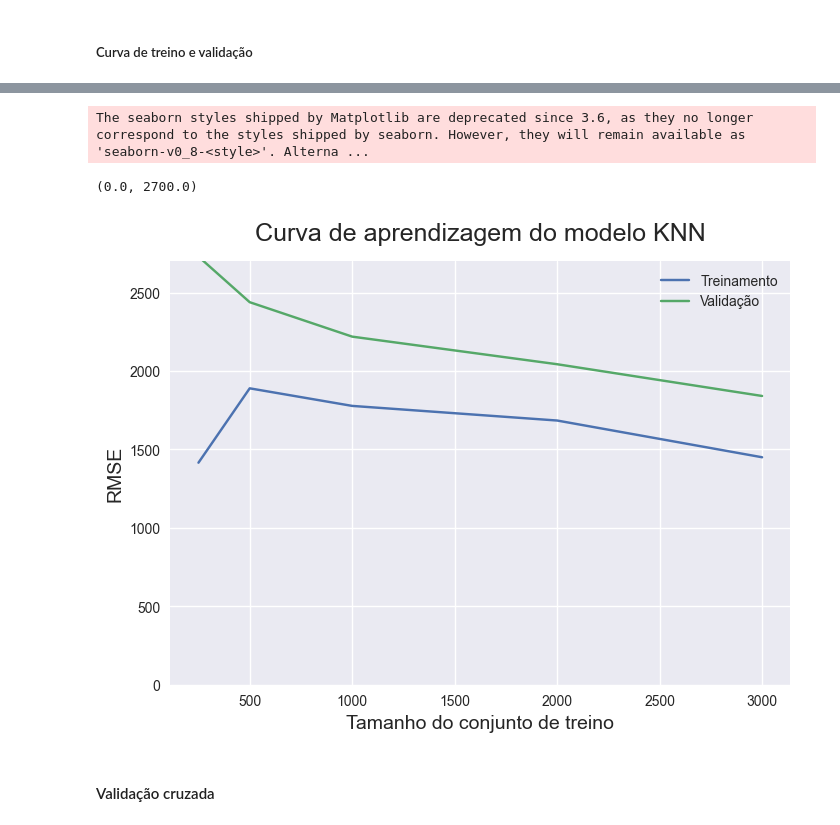
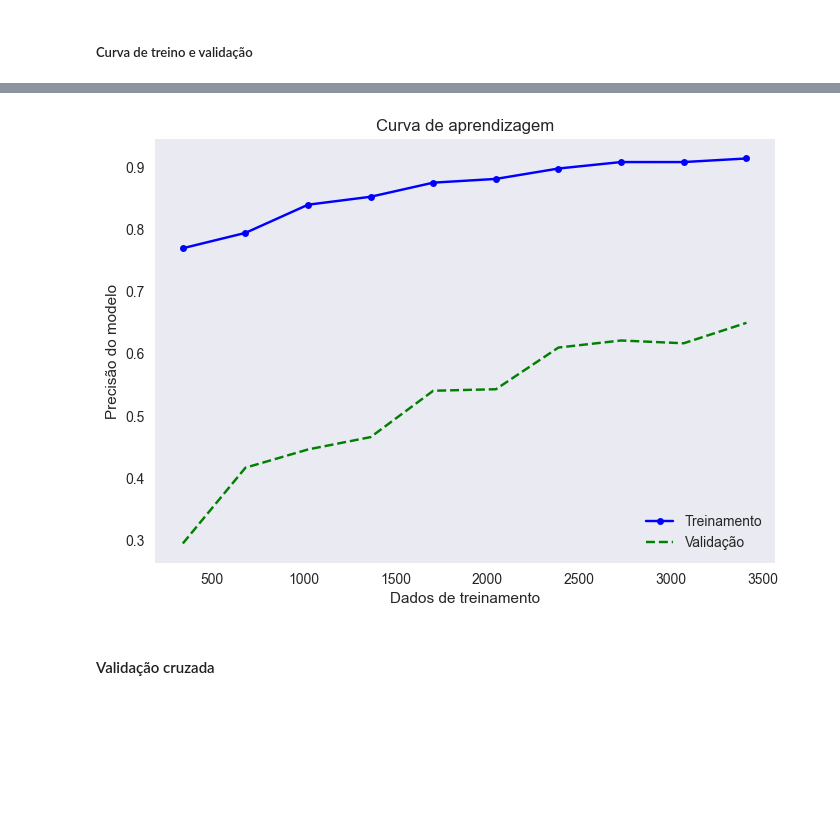
Before and after one commit to Felipanjos/a3_ia_2022.2, a Jupyter notebook: Projeto_IA.ipynb, the cells around one changed output, grey strips where cells are left out. Saved outputs shown, nothing was run; the diff lists cells and outputs as text; code cells hidden in the pictures; blank space fills up the shorter version.

```diff
--- a/Projeto_IA.ipynb
+++ b/Projeto_IA.ipynb
@@ -539,5 +581,5 @@ x_test = full_pipe(x_test)
 # %%
-knn = KNeighborsRegressor(n_neighbors=17)
+knn = KNeighborsRegressor(n_neighbors = 3)
 # %%
 cpu_predictions = cross_val_predict(knn, x_train, y_train, cv = 5)
 # %% [markdown]
@@ -585,16 +587,21 @@ validation_scores_mean = -validation_scores.mean(axis = 1)
-# %%
-plt.style.use('seaborn')
-plt.plot(train_sizes, train_scores_mean, label = 'Treinamento')
-plt.plot(train_sizes, validation_scores_mean, label = 'Validação')
-plt.ylabel('RMSE', fontsize = 14)
-plt.xlabel('Tamanho do conjunto de treino', fontsize = 14)
-plt.title('Curva de aprendizagem do modelo KNN', fontsize = 18, y = 1.03)
-plt.legend()
-plt.ylim(0, 2700)
-# %% [output]
-The seaborn styles shipped by Matplotlib are deprecated since 3.6, as they no longer correspond to the styles shipped by seaborn. However, they will remain available as 'seaborn-v0_8-<style>'. Alterna ...
-(0.0, 2700.0)
-[figure, removed]
+# %%
+train_sizes, train_scores, test_scores = learning_curve(estimator = knn, X = x_train, y = y_train, cv = 10, train_sizes = np.linspace(0.1, 1.0, 10), n_jobs=1)
+train_mean = np.mean(train_scores, axis=1)
+train_std = np.std(train_scores, axis=1)
+test_mean = np.mean(test_scores, axis=1)
+test_std = np.std(test_scores, axis=1)
+# %%
+knn_learning = plt
+knn_learning.plot(train_sizes, train_mean, color='blue', marker='o', markersize=5, label='Treinamento')
+knn_learning.plot(train_sizes, test_mean, color='green', marker='+', markersize=5, linestyle='--', label='Validação')
+knn_learning.title('Curva de aprendizagem')
+knn_learning.xlabel('Dados de treinamento')
+knn_learning.ylabel('Precisão do modelo')
+knn_learning.grid()
+knn_learning.legend(loc='lower right')
+knn_learning.show()
+# %% [output]
+[figure, added]
 # %% [markdown]
 #### Validação cruzada
 # %%
```
Also changed, not shown: parts of 24 cells of this notebook.
